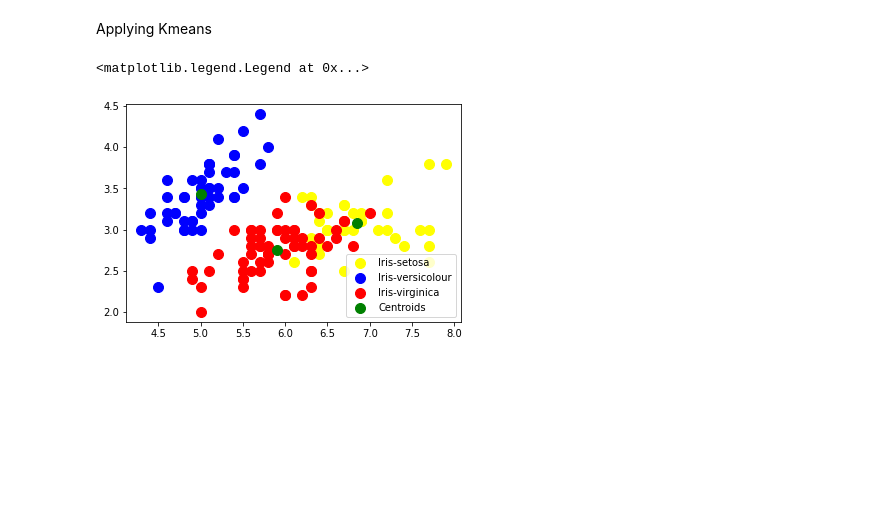
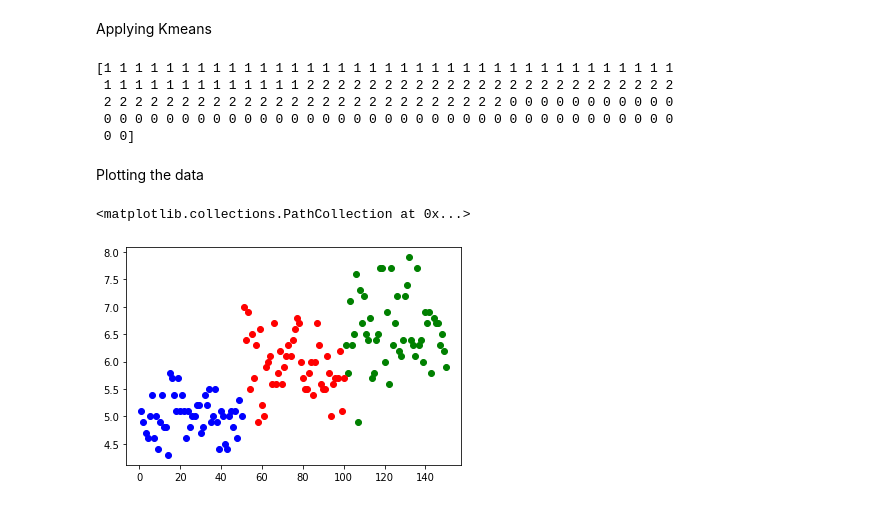
Before and after one commit to SidBagwe/Task3_GRIP_Internship_UnsupervisedLearning, a Jupyter notebook: Task3_Unsupervised.ipynb, the cells around one changed output. Cells and saved outputs as stored; diff of their text form; code cells hidden in the pictures; blank space fills up the shorter version.

```diff
--- a/Task3_Unsupervised.ipynb
+++ b/Task3_Unsupervised.ipynb
@@ -51,22 +71,28 @@ plt.show()
 It can be seen that the optimim number of clusters is 3 using the elbow method
 # %% [markdown]
 Applying Kmeans
-# %%
-kmeans = KMeans(n_clusters = 3, init = 'k-means++',
-                max_iter = 300, n_init = 10, random_state = 0)
-y_kmeans = kmeans.fit_predict(X)
-
-plt.scatter(X[y_kmeans == 0, 0], X[y_kmeans == 0, 1],
-            s = 100, c = 'yellow', label = 'Iris-setosa')
-plt.scatter(X[y_kmeans == 1, 0], X[y_kmeans == 1, 1],
-            s = 100, c = 'blue', label = 'Iris-versicolour')
-plt.scatter(X[y_kmeans == 2, 0], X[y_kmeans == 2, 1],
-            s = 100, c = 'red', label = 'Iris-virginica')
-
-plt.scatter(kmeans.cluster_centers_[:, 0], kmeans.cluster_centers_[:,1],
-            s = 100, c = 'green', label = 'Centroids')
-
-plt.legend()
-# %% [output]
-<matplotlib.legend.Legend at 0x...>
-[figure, removed]
+# %%
+kmeans = KMeans(n_clusters = 3, init = 'k-means++',
+                max_iter = 300, n_init = 10, random_state = 0)
+y_kmeans = kmeans.fit_predict(X)
+print(y_kmeans)
+# %% [output]
+[1 1 1 1 1 1 1 1 1 1 1 1 1 1 1 1 1 1 1 1 1 1 1 1 1 1 1 1 1 1 1 1 1 1 1 1 1
+ 1 1 1 1 1 1 1 1 1 1 1 1 1 2 2 2 2 2 2 2 2 2 2 2 2 2 2 2 2 2 2 2 2 2 2 2 2
+ 2 2 2 2 2 2 2 2 2 2 2 2 2 2 2 2 2 2 2 2 2 2 2 2 2 2 0 0 0 0 0 0 0 0 0 0 0
+ 0 0 0 0 0 0 0 0 0 0 0 0 0 0 0 0 0 0 0 0 0 0 0 0 0 0 0 0 0 0 0 0 0 0 0 0 0
+ 0 0]
+# %% [markdown]
+Plotting the data
+# %%
+plt.scatter(X[kmeans.labels_ == 0, 0], X[kmeans.labels_ == 0, 1],
+            c='green', label='cluster 1')
+
+plt.scatter(X[kmeans.labels_ == 1, 0], X[kmeans.labels_ == 1, 1],
+            c='blue', label='cluster 2')
+
+plt.scatter(X[kmeans.labels_ == 2, 0], X[kmeans.labels_ == 2, 1],
+            c='red', label='cluster 3')
+# %% [output]
+<matplotlib.collections.PathCollection at 0x...>
+[figure, added]
```
Also changed, not shown: parts of 9 cells of this notebook.
